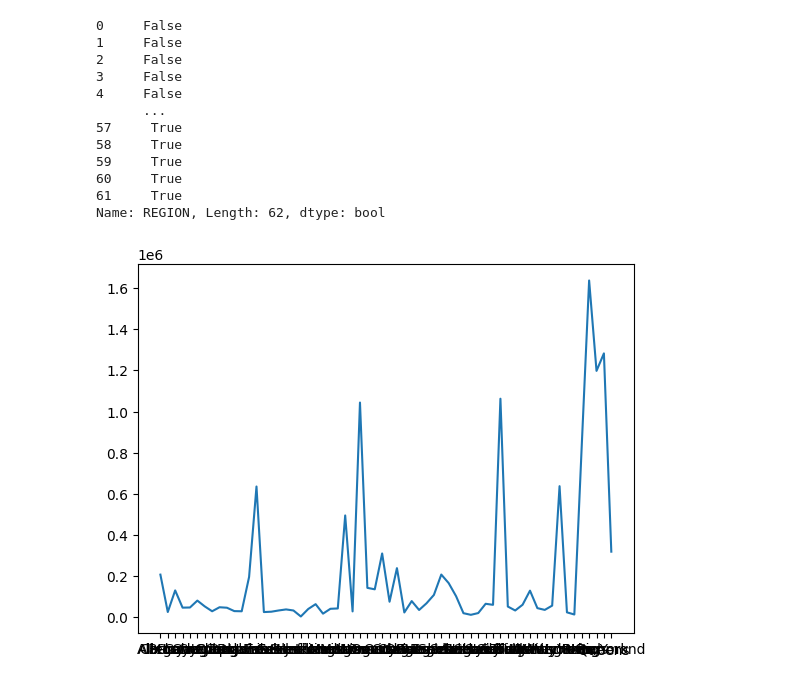
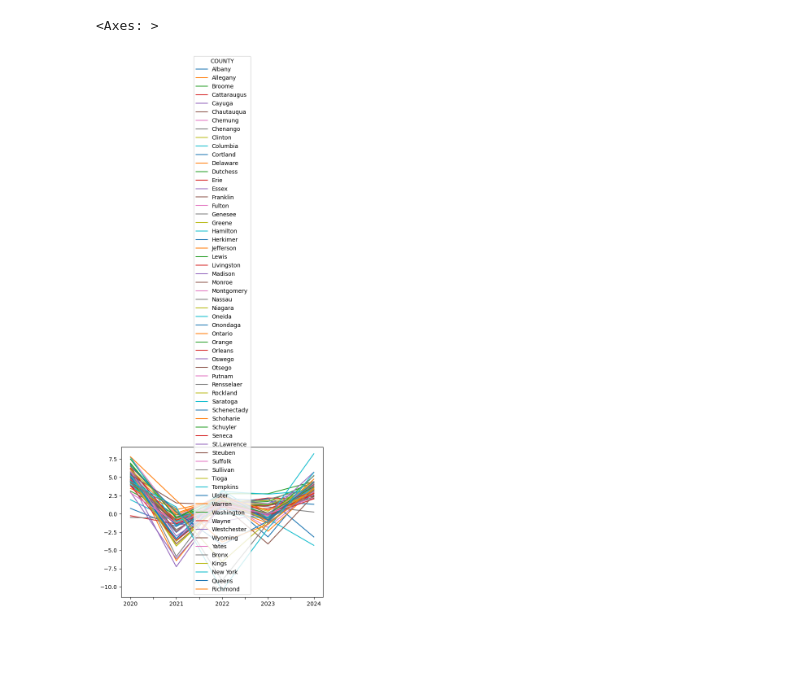
Before and after one commit to tgrantknight/Job-Sample, a Jupyter notebook: sample.ipynb, the cells around one changed output. Drawn from its saved outputs; the diff is of its cells as text; code cells hidden in the pictures; blank space fills up the shorter version.

Commit message:
added percent change and basic chart

```diff
--- a/sample.ipynb
+++ b/sample.ipynb
@@ -54,29 +54,28 @@ clean_data['2019']
 # %%
 # initalize the REGION column for all_totals
 all_totals = clean_data['2019'].loc[clean_data['2019']['STATUS'].str.contains('Total'), ['REGION']]
 all_totals['COUNTY'] = clean_data['2019'].loc[clean_data['2019']['STATUS'].str.contains('Total'), ['COUNTY']]
 
 for date in clean_data:
     month_data = clean_data[date]
     all_totals[date] = month_data.loc[month_data['STATUS'].str.contains('Total'), ['TOTAL']]
 
 all_totals.reset_index(drop=True, inplace=True)
+
+all_perc = all_totals.transpose().tail(-2).pct_change() * 100
+
+all_perc.round(2)
+all_perc.columns = all_totals['COUNTY']
+
+# all_perc.iloc[:,-5:].plot()
+
+all_perc.plot()
+
+# Graph the mid quartiles, median line, and any outliers
 # %% [output]
-0     False
-1     False
-2     False
-3     False
-4     False
-      ...
-57     True
-58     True
-59     True
-60     True
-61     True
-Name: REGION, Length: 62, dtype: bool
+<Axes: >
+[figure, added]
 # %%
-plt.plot(all_totals.COUNTY, all_totals['2019'])
+# plt.plot(all_totals.COUNTY, all_totals['2019'])
 
-plt.show()
+# plt.show()
-# %% [output]
-[figure, removed]
```
Also changed, not shown: parts of 1 cell of this notebook.
